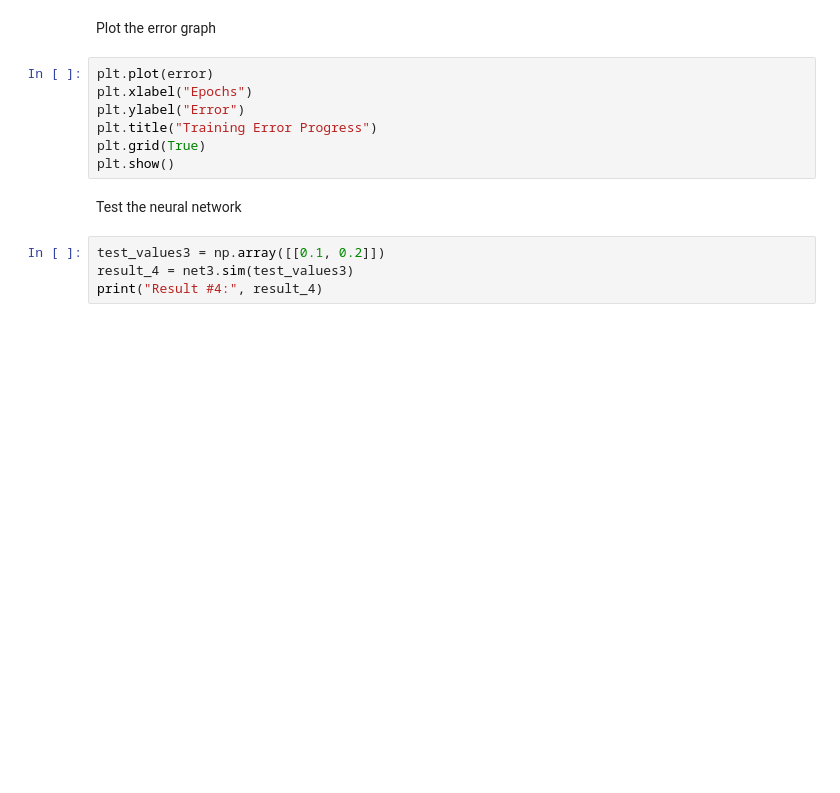
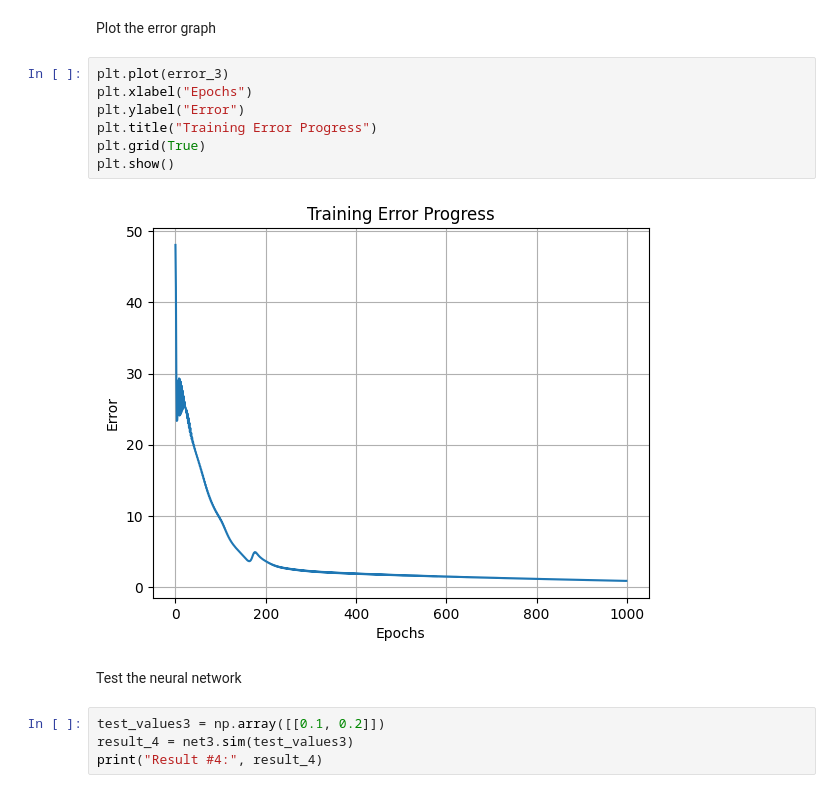
Before and after one commit to AazainKhan/neural-networks, a Jupyter notebook: neuralNetworks_alpha.ipynb, the cells around one changed output. Drawn from its saved outputs; the diff is of its cells as text; blank space fills up the shorter version.

```diff
--- a/neuralNetworks_alpha.ipynb
+++ b/neuralNetworks_alpha.ipynb
@@ -129,12 +166,14 @@ error_3 = net3.train(input_alpha3, output_alpha3, epochs=1000, show=100, goal=0.
 # %% [markdown]
 Plot the error graph
 # %%
-plt.plot(error)
+plt.plot(error_3)
 plt.xlabel("Epochs")
 plt.ylabel("Error")
 plt.title("Training Error Progress")
 plt.grid(True)
 plt.show()
+# %% [output]
+[figure, added]
 # %% [markdown]
 Test the neural network
 # %%
```
Also changed, not shown: parts of 37 cells of this notebook.
